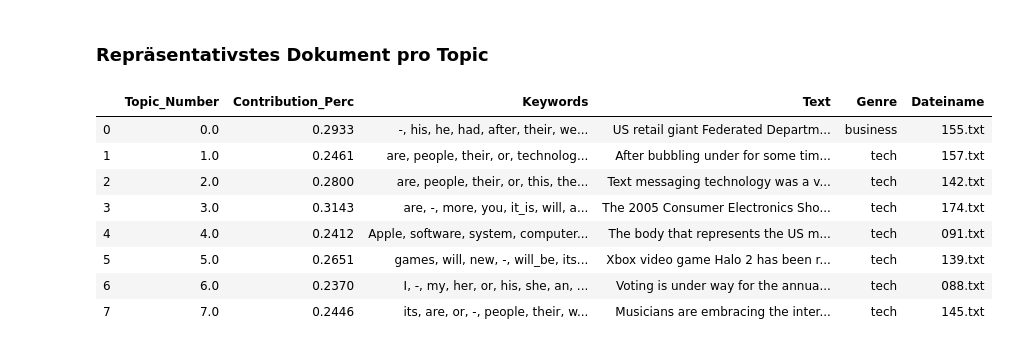
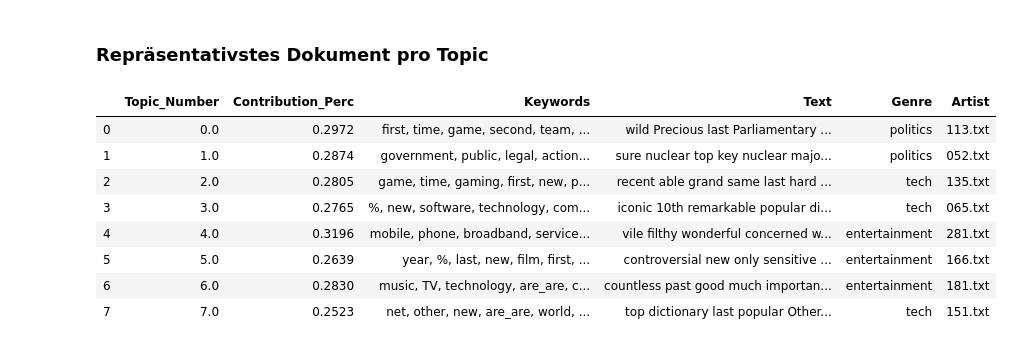
Before and after one commit to tig1795/BBC_News_cluster, a Jupyter notebook: Notebooks/6_Topic Modeling/Topic_Modeling2.ipynb, the cells around one changed output. Cells and saved outputs as stored; diff of their text form; code cells hidden in the pictures.

```diff
--- a/Notebooks/6_Topic Modeling/Topic_Modeling2.ipynb
+++ b/Notebooks/6_Topic Modeling/Topic_Modeling2.ipynb
@@ -249,0 +315,6 @@ topic
+# %%
+bigram_text, bigram_mod, trigram_mod = bi_trigramm(df, 'POS')
+
+bigramme = [bigram_mod[doc] for doc in bigram_text]
+
+model, dictionary, corpus = build_model(bigramme)
@@ -249,0 +365,4 @@ topic
+# %%
+trigramme = [trigram_mod[bigram_mod[doc]] for doc in bigram_text]
+
+model, dictionary, corpus = build_model(trigramme)
@@ -278,15 +439,15 @@ def dominant_topics(ldamodel, corpus, texts, genre, artist):
 
 
 df_topic_sents_keywords = dominant_topics(
-   ldamodel=model, corpus=corpus, texts=df.content.values, genre=df.category.values, artist=df.filename.values
+   ldamodel=model, corpus=corpus, texts=df.POS.values, genre=df.category.values, artist=df.filename.values
 )
 
 
 df_dominant_topic = df_topic_sents_keywords.reset_index()
 df_dominant_topic.columns = [
-   'Document_No', 'Dominant_Topic', 'Topic_Perc_Contrib', 'Keywords', 'Text', 'Genre', 'Dateiname'
+   'Document_No', 'Dominant_Topic', 'Topic_Perc_Contrib', 'Keywords', 'Text', 'Genre', 'Filename'
 ]
 
 
-df_dominant_topic
+df_dominant_topic.head(15)
 # %% [output]
@@ -344,4 +508,4 @@ plt.show()
 # %%
-for i, v in Counter(df_dominant_topic[df_dominant_topic.Genre=='tech'].Dominant_Topic).items():
+for i, v in Counter(df_dominant_topic[df_dominant_topic.Genre=='sport'].Dominant_Topic).items():
     print(f"Topic {i} tritt {v} mal auf")
 # %% [output]
@@ -358,26 +520,26 @@ Topic 6.0 tritt 16 mal auf
 # %%
 import numpy as np
 representative = pd.DataFrame()
 sent_topics_outdf_grpd = df_topic_sents_keywords.groupby('Dominant_Topic')
 
 for i, grp in sent_topics_outdf_grpd:
     representative = pd.concat([representative, grp.sort_values(['Perc_Contribution']).head(1)], axis=0)
 representative.reset_index(drop=True, inplace=True)
 
 representative.columns = [
-   'Topic_Number', "Contribution_Perc", "Keywords", "Text", "Genre", "Dateiname"
+   'Topic_Number', "Contribution_Perc", "Keywords", "Text", "Genre", "Artist"
 ]
 representative
 # %% [output]
-|  | Topic_Number | Contribution_Perc | Keywords | Text | Genre | Dateiname |
-| 0 | 0.0 | 0.2933 | -, his, he, had, after, their, we... | US retail giant Federated Departm... | business | 155.txt |
-| 1 | 1.0 | 0.2461 | are, people, their, or, technolog... | After bubbling under for some tim... | tech | 157.txt |
-| 2 | 2.0 | 0.2800 | are, people, their, or, this, the... | Text messaging technology was a v... | tech | 142.txt |
-| 3 | 3.0 | 0.3143 | are, -, more, you, it_is, will, a... | The 2005 Consumer Electronics Sho... | tech | 174.txt |
-| 4 | 4.0 | 0.2412 | Apple, software, system, computer... | The body that represents the US m... | tech | 091.txt |
-| 5 | 5.0 | 0.2651 | games, will, new, -, will_be, its... | Xbox video game Halo 2 has been r... | tech | 139.txt |
-| 6 | 6.0 | 0.2370 | I, -, my, her, or, his, she, an, ... | Voting is under way for the annua... | tech | 088.txt |
-| 7 | 7.0 | 0.2446 | its, are, or, -, people, their, w... | Musicians are embracing the inter... | tech | 145.txt |
+|  | Topic_Number | Contribution_Perc | Keywords | Text | Genre | Artist |
+| 0 | 0.0 | 0.2972 | first, time, game, second, team, ... | wild Precious last Parliamentary ... | politics | 113.txt |
+| 1 | 1.0 | 0.2874 | government, public, legal, action... | sure nuclear top key nuclear majo... | politics | 052.txt |
+| 2 | 2.0 | 0.2805 | game, time, gaming, first, new, p... | recent able grand same last hard ... | tech | 135.txt |
+| 3 | 3.0 | 0.2765 | %, new, software, technology, com... | iconic 10th remarkable popular di... | tech | 065.txt |
+| 4 | 4.0 | 0.3196 | mobile, phone, broadband, service... | vile filthy wonderful concerned w... | entertainment | 281.txt |
+| 5 | 5.0 | 0.2639 | year, %, last, new, film, first, ... | controversial new only sensitive ... | entertainment | 166.txt |
+| 6 | 6.0 | 0.2830 | music, TV, technology, are_are, c... | countless past good much importan... | entertainment | 181.txt |
+| 7 | 7.0 | 0.2523 | net, other, new, are_are, world, ... | top dictionary last popular Other... | tech | 151.txt |
 # %%
 from sklearn.feature_extraction.text import CountVectorizer
 from sklearn.feature_extraction.text import TfidfVectorizer
```
Also changed, not shown: parts of 29 cells of this notebook, 10 other files.
